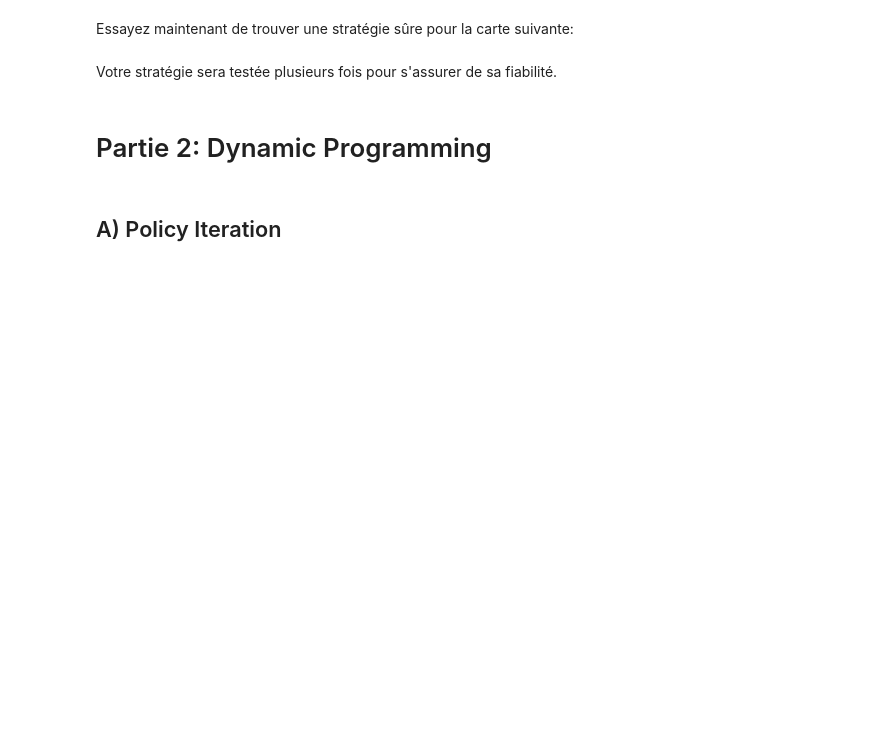
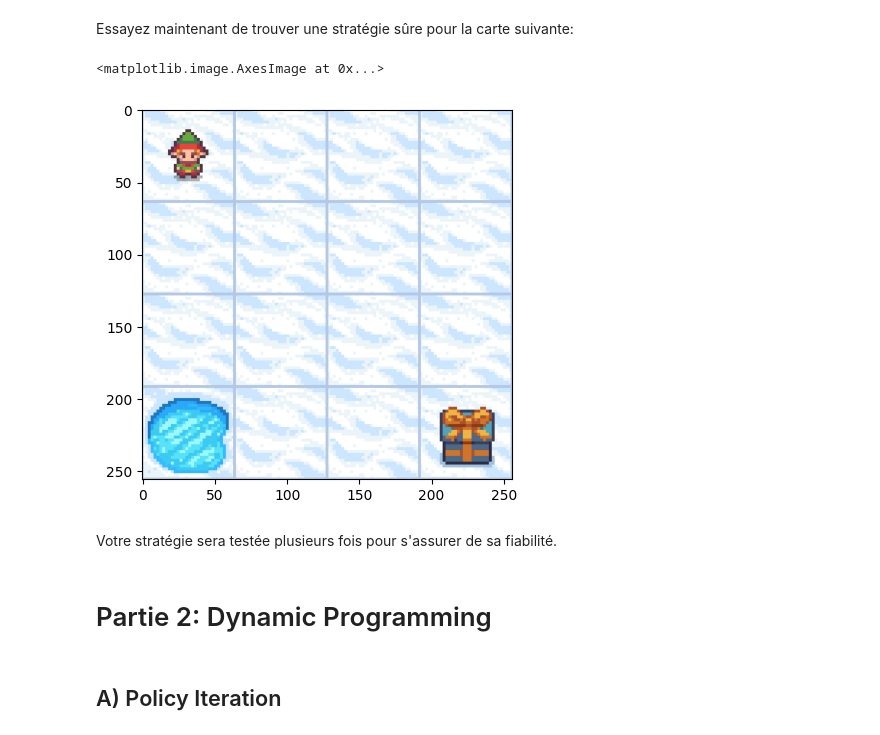
Before and after one commit to ClementRomac/Teaching, a Jupyter notebook: ENSC3A_RL_2024-2025/notebooks/Deep_RL.ipynb, the cells around one changed output. Saved outputs shown, nothing was run; the diff lists cells and outputs as text; code cells hidden in the pictures; blank space fills up the shorter version.

```diff
--- a/ENSC3A_RL_2024-2025/notebooks/Deep_RL.ipynb
+++ b/ENSC3A_RL_2024-2025/notebooks/Deep_RL.ipynb
@@ -121,9 +222,14 @@ print_transition_function(env, state=14, action=2)
 # %% [markdown]
 Essayez maintenant de trouver une stratégie sûre pour la carte suivante:
 # %%
+import matplotlib.pyplot as plt
 env = gym.make('FrozenLake-v1', desc=["SFFF", "FFFF", "FFFF", "HFFG"], is_slippery=True, render_mode="rgb_array")
 observation, info = env.reset()
-env.render()
+array = env.render()
+plt.imshow(array)
+# %% [output]
+<matplotlib.image.AxesImage at 0x...>
+[figure, added]
 # %%
 print_transition_function(env, state=8, action=1)
 # %% [markdown]
```
Also changed, not shown: parts of 15 cells of this notebook, 2 other files.
